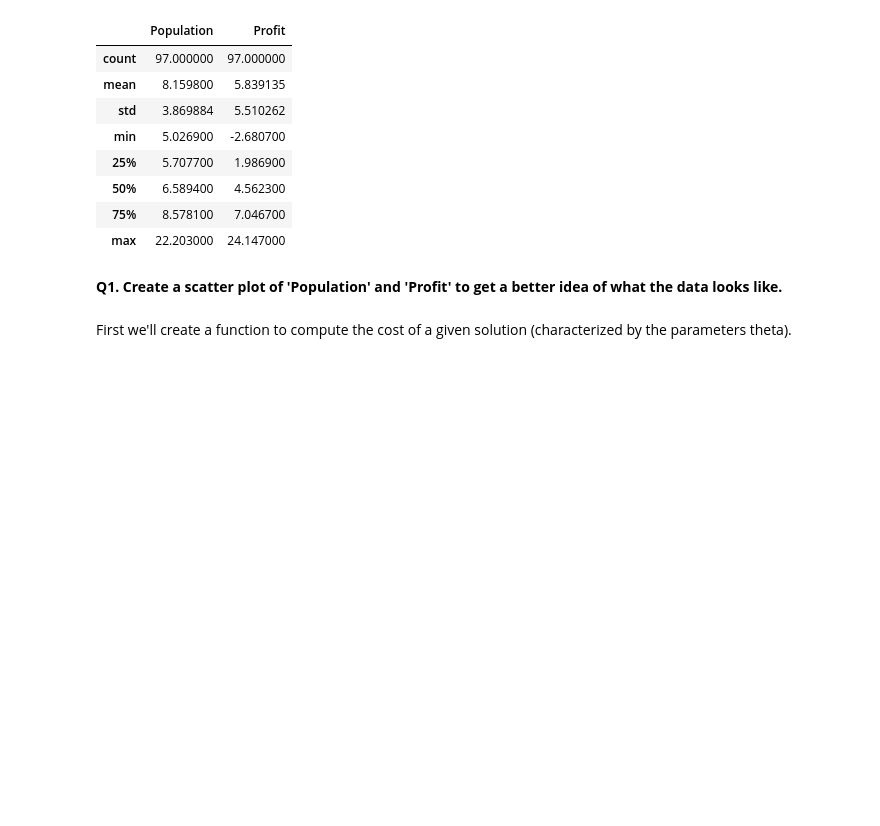
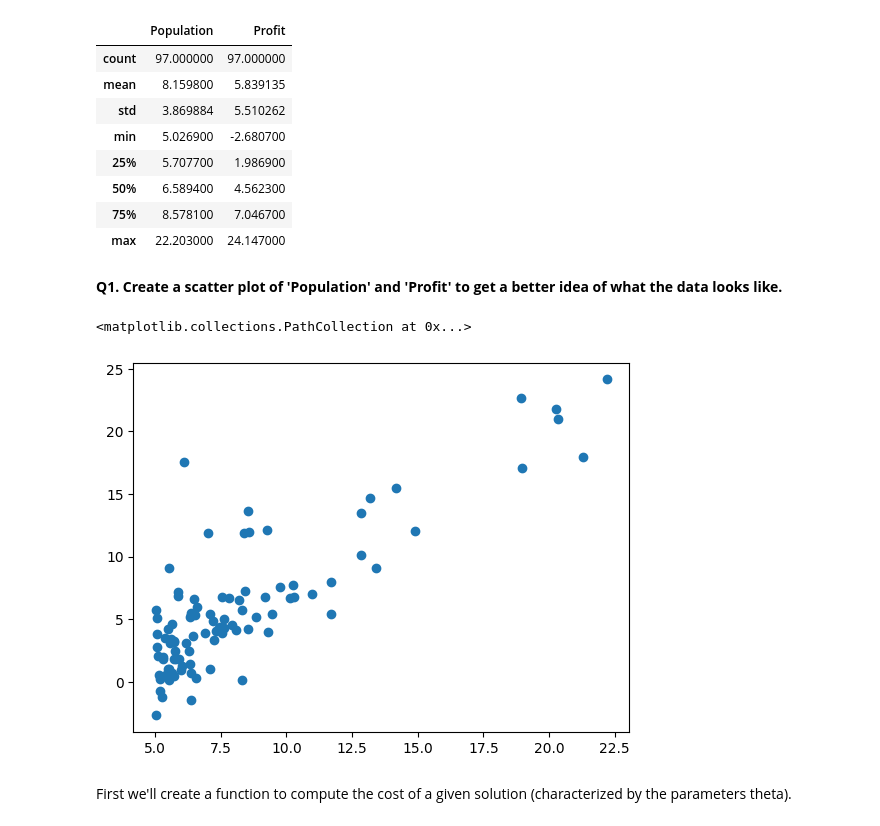
Before and after one commit to salmanalmaskati/salmanalmaskati.github.io, a Jupyter notebook: CPS 844 Labs/Lab 4/Lab 4.ipynb, the cells around one changed output. Drawn from its saved outputs; the diff is of its cells as text; code cells hidden in the pictures; blank space fills up the shorter version.

```diff
--- a/CPS 844 Labs/Lab 4/Lab 4.ipynb
+++ b/CPS 844 Labs/Lab 4/Lab 4.ipynb
@@ -44,6 +44,11 @@ data.describe()
 | max | 22.203000 | 24.147000 |
 # %% [markdown]
 **Q1. Create a scatter plot of 'Population' and 'Profit' to get a better idea of what the data looks like.**
+# %%
+plt.scatter(data.Population,data.Profit)
+# %% [output]
+<matplotlib.collections.PathCollection at 0x...>
+[figure, added]
 # %% [markdown]
 First we'll create a function to compute the cost of a given solution (characterized by the parameters theta).
 # %% [markdown]
```
Also changed, not shown: parts of 9 cells of this notebook, 1 other file.
